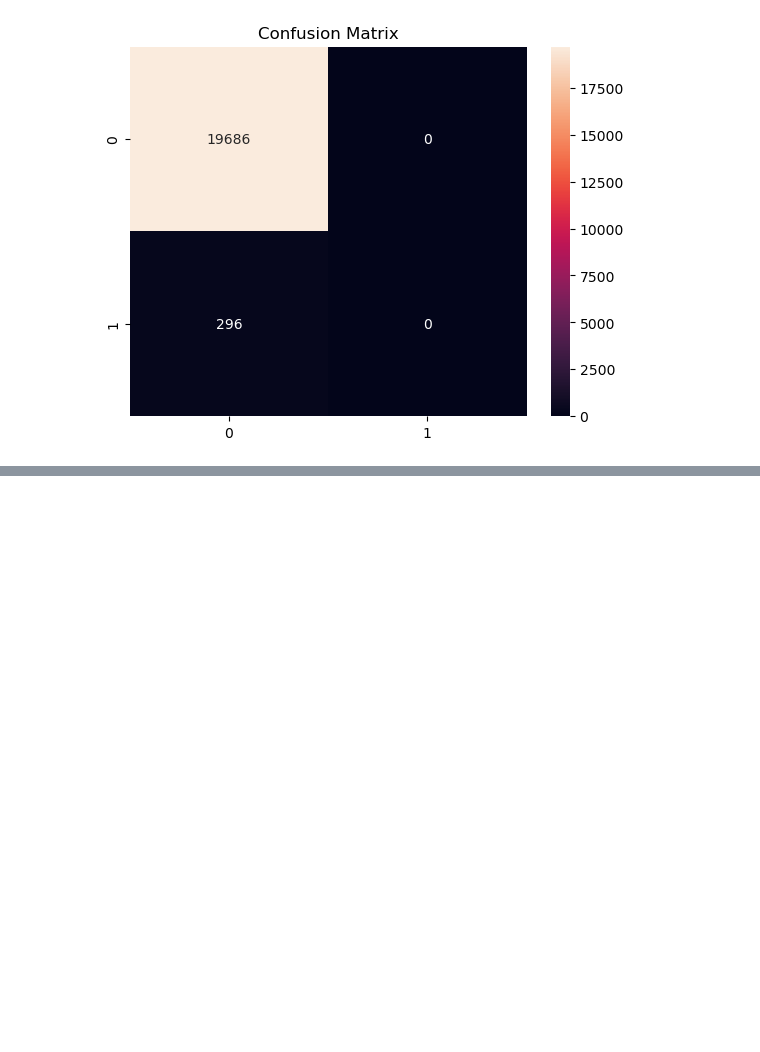
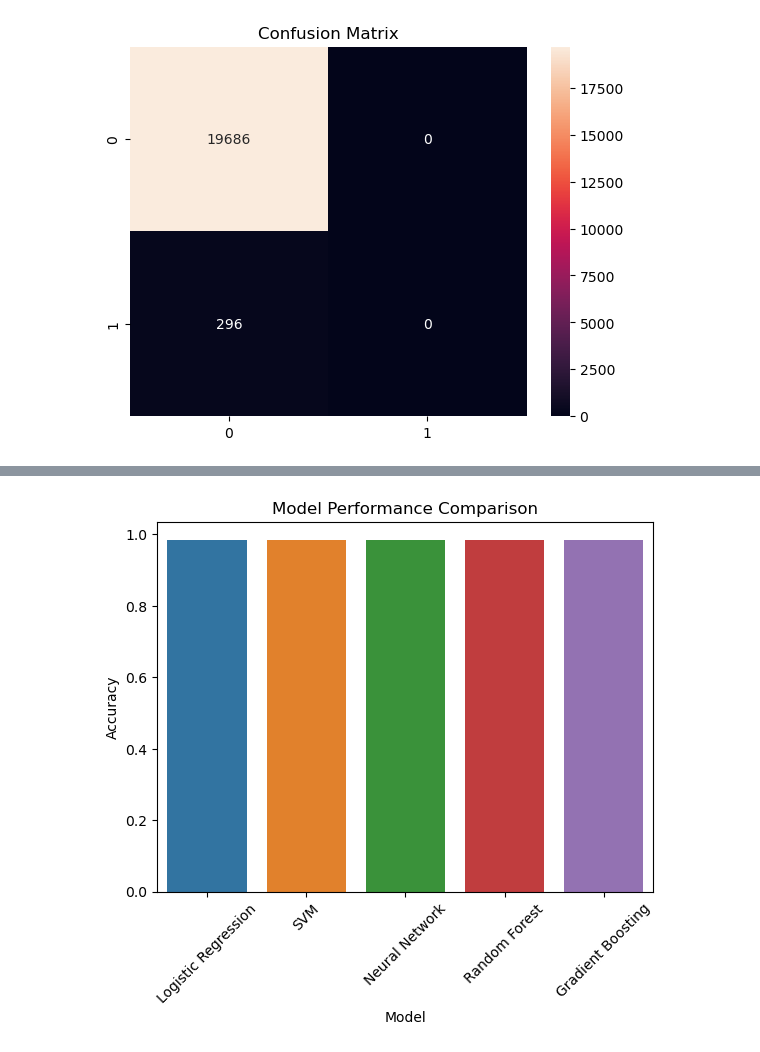
Before and after one commit to Dhruvijhanjhri/Customer-Behavior-Analysis-and-Purchase-Prediction-using-Machine-Learning, a Jupyter notebook: notebooks/05_supervised_learning_models.ipynb, the cells around one changed output, grey strips where cells are left out. Drawn from its saved outputs; the diff is of its cells as text; code cells hidden in the pictures; blank space fills up the shorter version.

```diff
--- a/notebooks/05_supervised_learning_models.ipynb
+++ b/notebooks/05_supervised_learning_models.ipynb
@@ -111,0 +185,2 @@ Confusion matrix:
+# %%
+y_pred_rf = rf_model.predict(X_test)
@@ -111,0 +203,4 @@ Confusion matrix:
+# %%
+gb_model = GradientBoostingClassifier()
+
+gb_model.fit(X_train, y_train)
@@ -111,0 +209,2 @@ Confusion matrix:
+# %%
+y_pred_gb = gb_model.predict(X_test)
@@ -111,0 +227,19 @@ Confusion matrix:
+# %%
+results = pd.DataFrame({
+    "Model":[
+        "Logistic Regression",
+        "SVM",
+        "Neural Network",
+        "Random Forest",
+        "Gradient Boosting"
+    ],
+    "Accuracy":[
+        accuracy_score(y_test,y_pred),
+        accuracy_score(y_test,y_pred_svm),
+        accuracy_score(y_test,y_pred_mlp),
+        accuracy_score(y_test,y_pred_rf),
+        accuracy_score(y_test,y_pred_gb)
+    ]
+})
+
+results
@@ -111,0 +253,10 @@ Confusion matrix:
+# %%
+sns.barplot(x="Model", y="Accuracy", data=results)
+
+plt.xticks(rotation=45)
+
+plt.title("Model Performance Comparison")
+
+plt.show()
+# %% [output]
+[figure, added]
```
Also changed, not shown: parts of 18 cells of this notebook.
